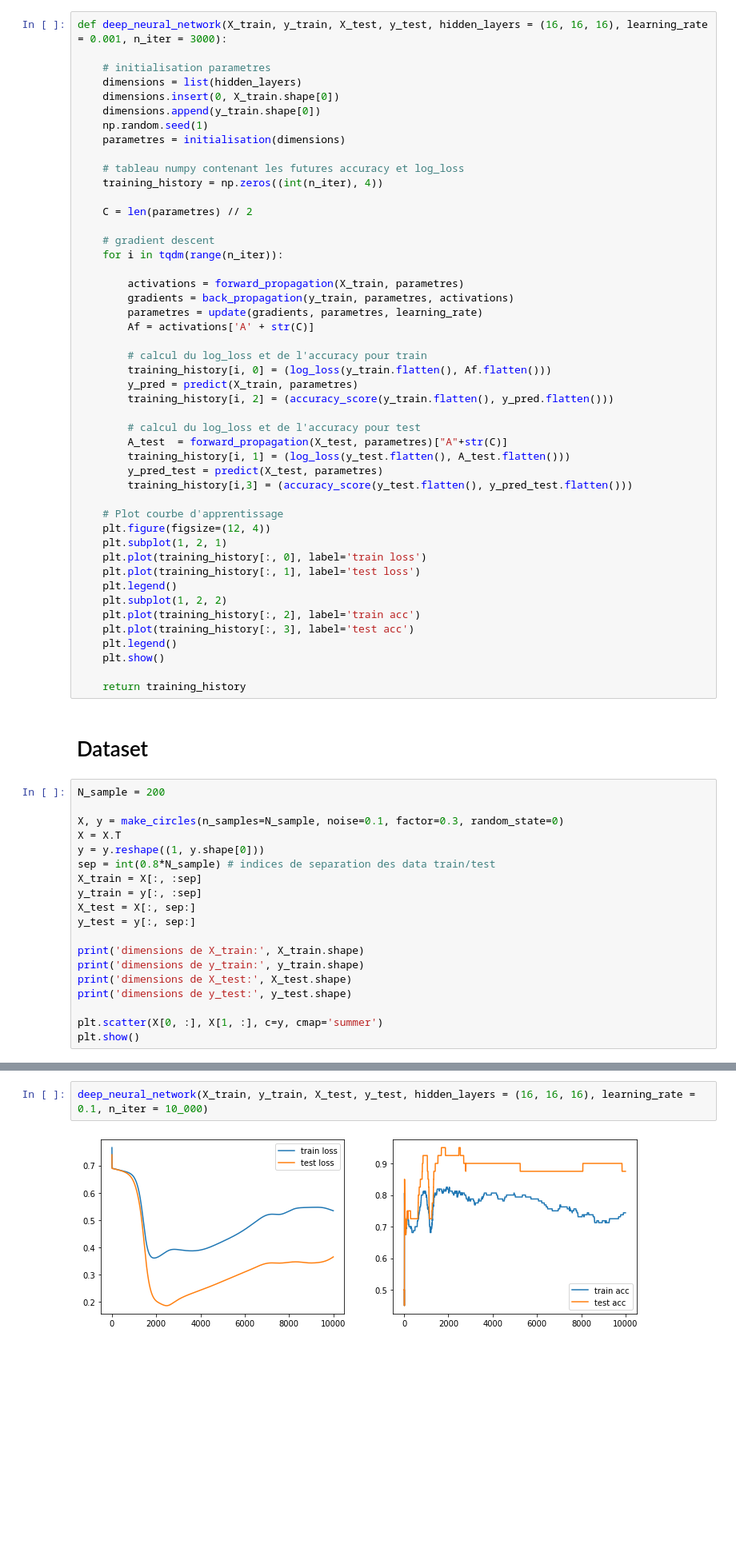
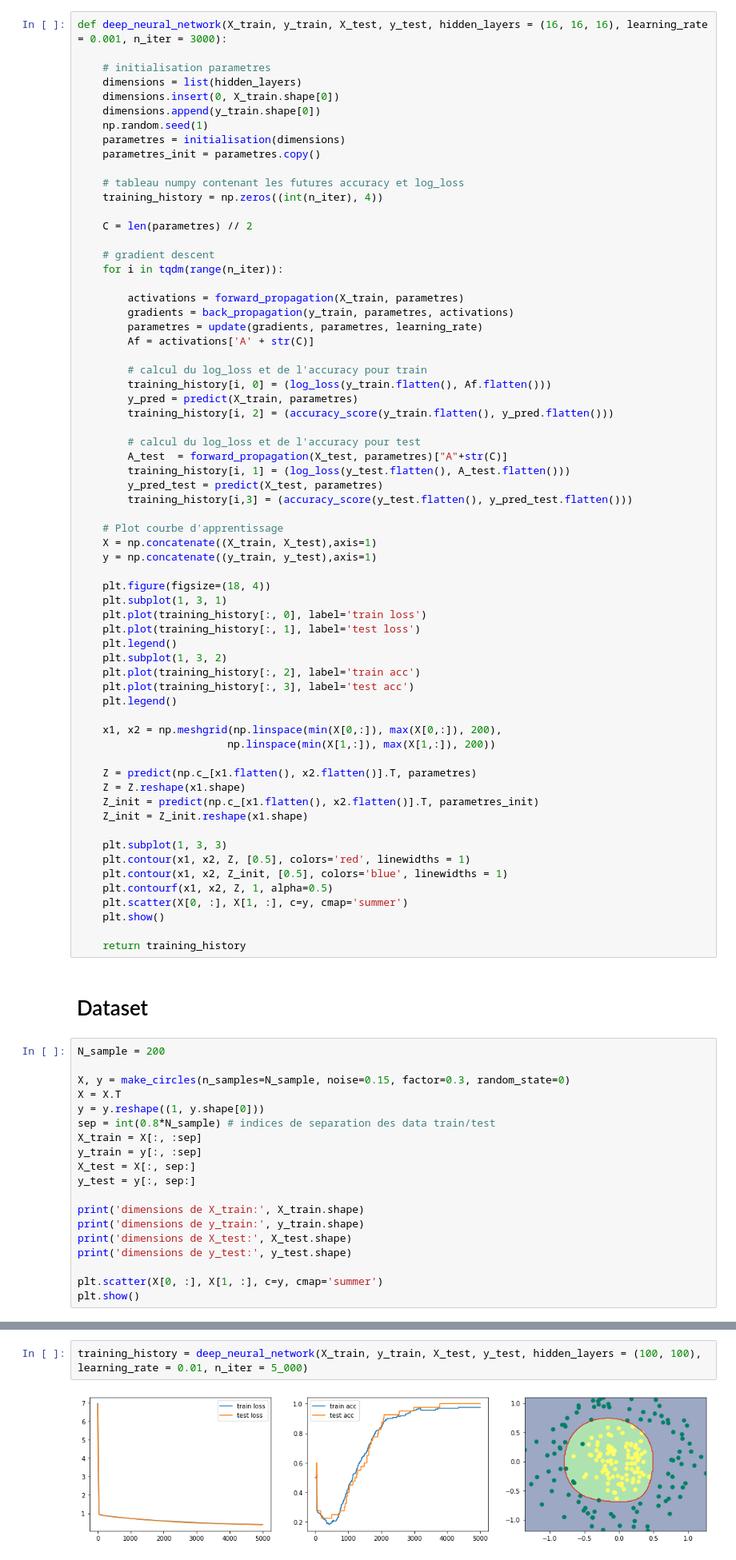
Before and after one commit to BountyKing/MachineLearning, a Jupyter notebook: DeepNeuralNetwork.ipynb, the cells around one changed output, grey strips where cells are left out. Shown: that part at 80% size. Saved outputs shown, nothing was run; the diff lists cells and outputs as text; blank space fills up the shorter version.

```diff
--- a/DeepNeuralNetwork.ipynb
+++ b/DeepNeuralNetwork.ipynb
@@ -75,6 +75,7 @@ def deep_neural_network(X_train, y_train, X_test, y_test, hidden_layers = (16, 1
     dimensions.append(y_train.shape[0])
     np.random.seed(1)
     parametres = initialisation(dimensions)
+    parametres_init = parametres.copy()
 
     # tableau numpy contenant les futures accuracy et log_loss
     training_history = np.zeros((int(n_iter), 4))
@@ -101,15 +102,32 @@ def deep_neural_network(X_train, y_train, X_test, y_test, hidden_layers = (16, 1
         training_history[i,3] = (accuracy_score(y_test.flatten(), y_pred_test.flatten()))
 
     # Plot courbe d'apprentissage
-    plt.figure(figsize=(12, 4))
-    plt.subplot(1, 2, 1)
+    X = np.concatenate((X_train, X_test),axis=1)
+    y = np.concatenate((y_train, y_test),axis=1)
+
+    plt.figure(figsize=(18, 4))
+    plt.subplot(1, 3, 1)
     plt.plot(training_history[:, 0], label='train loss')
     plt.plot(training_history[:, 1], label='test loss')
     plt.legend()
-    plt.subplot(1, 2, 2)
+    plt.subplot(1, 3, 2)
     plt.plot(training_history[:, 2], label='train acc')
     plt.plot(training_history[:, 3], label='test acc')
     plt.legend()
+
+    x1, x2 = np.meshgrid(np.linspace(min(X[0,:]), max(X[0,:]), 200),
+                        np.linspace(min(X[1,:]), max(X[1,:]), 200))
+
+    Z = predict(np.c_[x1.flatten(), x2.flatten()].T, parametres)
+    Z = Z.reshape(x1.shape)
+    Z_init = predict(np.c_[x1.flatten(), x2.flatten()].T, parametres_init)
+    Z_init = Z_init.reshape(x1.shape)
+
+    plt.subplot(1, 3, 3)
+    plt.contour(x1, x2, Z, [0.5], colors='red', linewidths = 1)
+    plt.contour(x1, x2, Z_init, [0.5], colors='blue', linewidths = 1)
+    plt.contourf(x1, x2, Z, 1, alpha=0.5)
+    plt.scatter(X[0, :], X[1, :], c=y, cmap='summer')
     plt.show()
 
     return training_history
@@ -118,7 +136,7 @@ def deep_neural_network(X_train, y_train, X_test, y_test, hidden_layers = (16, 1
 # %%
 N_sample = 200
 
-X, y = make_circles(n_samples=N_sample, noise=0.1, factor=0.3, random_state=0)
+X, y = make_circles(n_samples=N_sample, noise=0.15, factor=0.3, random_state=0)
 X = X.T
 y = y.reshape((1, y.shape[0]))
 sep = int(0.8*N_sample) # indices de separation des data train/test
@@ -143,4 +161,4 @@ dimensions de y_test: (1, 40)
 # %%
-deep_neural_network(X_train, y_train, X_test, y_test, hidden_layers = (16, 16, 16), learning_rate = 0.1, n_iter = 10_000)
+training_history = deep_neural_network(X_train, y_train, X_test, y_test, hidden_layers = (100, 100), learning_rate = 0.01, n_iter = 5_000)
 # %% [output]
-[figure, old version]
+[figure, new version]
```
Also changed, not shown: parts of 2 cells of this notebook.
